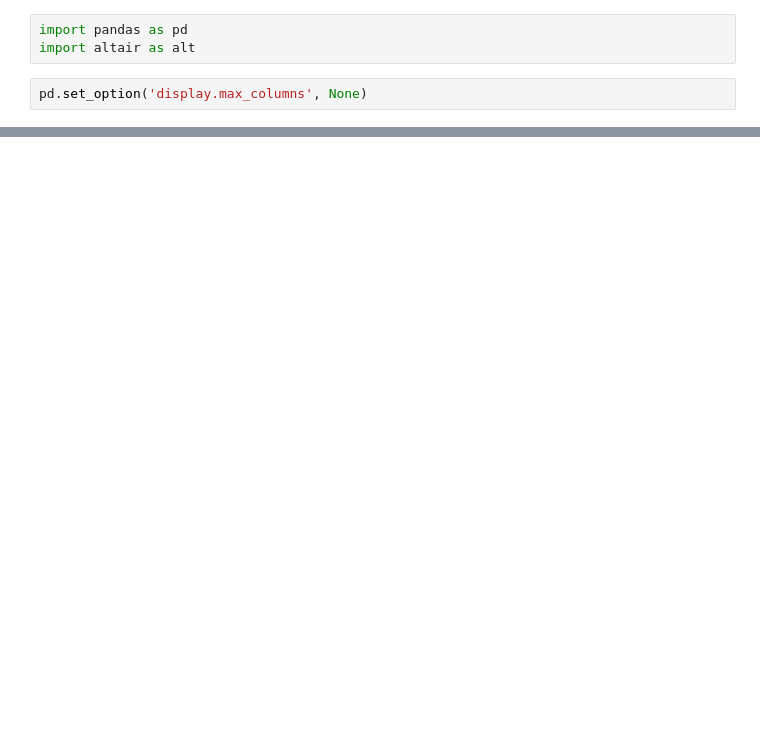
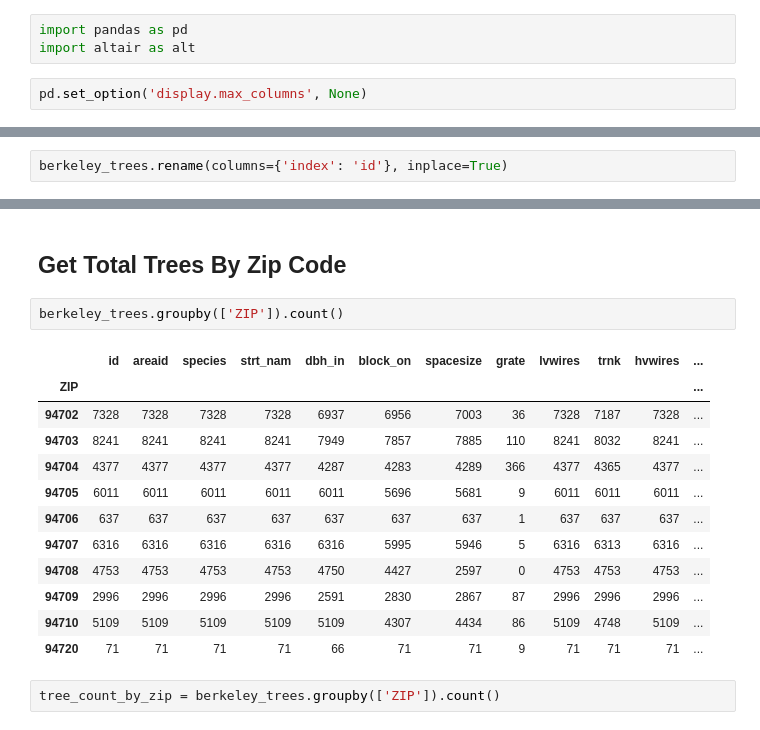
Before and after one commit to gwest650/berkeley_tree_data, a Jupyter notebook: Explore Notebook.ipynb, the cells around one changed output, grey strips where cells are left out. Drawn from its saved outputs; the diff is of its cells as text; blank space fills up the shorter version.

```diff
--- a/Explore Notebook.ipynb
+++ b/Explore Notebook.ipynb
@@ -48,0 +66,2 @@ memory usage: 14.8+ MB
+# %%
+berkeley_trees.rename(columns={'index': 'id'}, inplace=True)
@@ -48,0 +77,19 @@ memory usage: 14.8+ MB
+# %% [markdown]
+## Get Total Trees By Zip Code
+# %%
+berkeley_trees.groupby(['ZIP']).count()
+# %% [output]
+|  | id | areaid | species | strt_nam | dbh_in | block_on | spacesize | grate | lvwires | trnk | hvwires | ... |
+| ZIP |  |  |  |  |  |  |  |  |  |  |  | ... |
+| 94702 | 7328 | 7328 | 7328 | 7328 | 6937 | 6956 | 7003 | 36 | 7328 | 7187 | 7328 | ... |
+| 94703 | 8241 | 8241 | 8241 | 8241 | 7949 | 7857 | 7885 | 110 | 8241 | 8032 | 8241 | ... |
+| 94704 | 4377 | 4377 | 4377 | 4377 | 4287 | 4283 | 4289 | 366 | 4377 | 4365 | 4377 | ... |
+| 94705 | 6011 | 6011 | 6011 | 6011 | 6011 | 5696 | 5681 | 9 | 6011 | 6011 | 6011 | ... |
+| 94706 | 637 | 637 | 637 | 637 | 637 | 637 | 637 | 1 | 637 | 637 | 637 | ... |
+| 94707 | 6316 | 6316 | 6316 | 6316 | 6316 | 5995 | 5946 | 5 | 6316 | 6313 | 6316 | ... |
+| 94708 | 4753 | 4753 | 4753 | 4753 | 4750 | 4427 | 2597 | 0 | 4753 | 4753 | 4753 | ... |
+| 94709 | 2996 | 2996 | 2996 | 2996 | 2591 | 2830 | 2867 | 87 | 2996 | 2996 | 2996 | ... |
+| 94710 | 5109 | 5109 | 5109 | 5109 | 5109 | 4307 | 4434 | 86 | 5109 | 4748 | 5109 | ... |
+| 94720 | 71 | 71 | 71 | 71 | 66 | 71 | 71 | 9 | 71 | 71 | 71 | ... |
+# %%
+tree_count_by_zip = berkeley_trees.groupby(['ZIP']).count()
```
Also changed, not shown: parts of 58 cells of this notebook, 5 other files.
